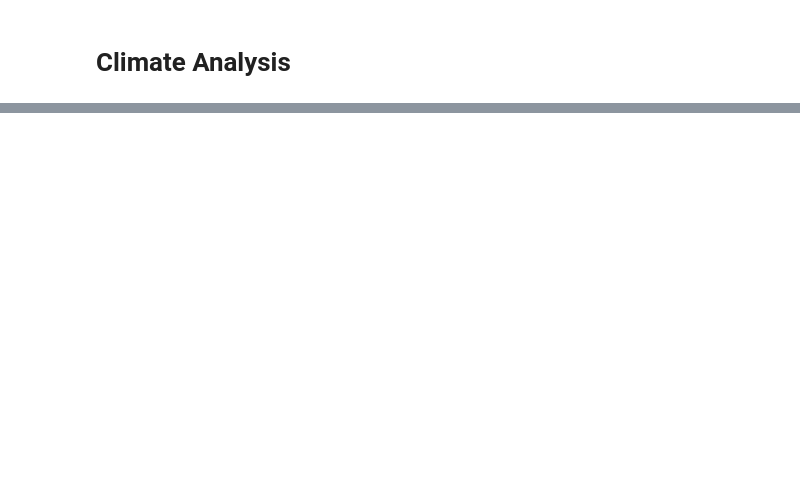
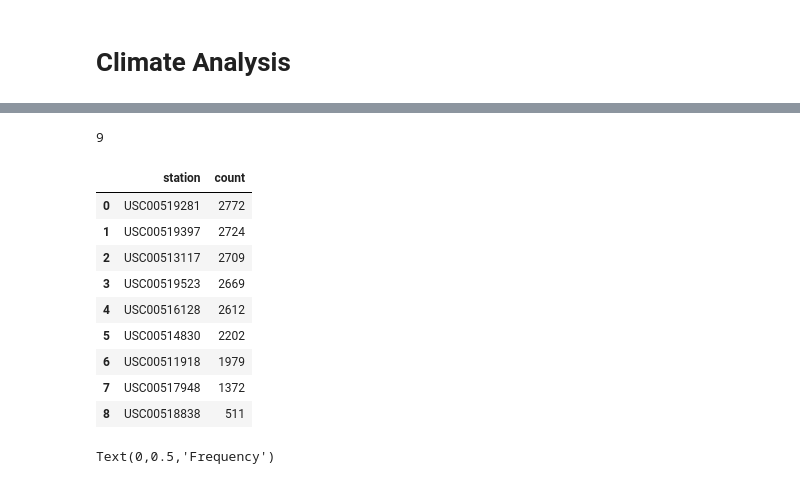
Before and after one commit to Flaw1331/HW9-Sequelize, a Jupyter notebook: climate_analysis.ipynb, the cells around one changed output, grey strips where cells are left out. Cells and saved outputs as stored; diff of their text form; code cells hidden in the pictures; blank space fills up the shorter version.

```diff
--- a/climate_analysis.ipynb
+++ b/climate_analysis.ipynb
@@ -14,0 +12,13 @@ session = Session(bind=engine)
+# %%
+# Creating engine and setting up Sqlite database access
+engine = create_engine('sqlite:///hawaii.sqlite')
+
+Base = automap_base()
+Base.prepare(engine, reflect=True)
+
+Base.classes.keys()
+Measurement = Base.classes.measurements
+Station = Base.classes.stations
+
+session = Session(engine)
+inspector = inspect(engine)
@@ -14,0 +80,27 @@ session = Session(bind=engine)
+# %%
+# Finding station count
+station_count = session.query(Station).count()
+station_count
+# %% [output]
+9
+# %%
+# Query
+most_active_stations = session.query(Measurement.station, func.count(Measurement.date)) \
+                                    .group_by(Measurement.station) \
+                                    .order_by(func.count(Measurement.date).desc()).all()
+# %%
+# Finding most active station
+stations_df = pd.DataFrame(most_active_stations, columns=['station','count'])
+stations_df
+# USC00519281 --- 2772   ---> Most Active Station
+# %% [output]
+|  | station | count |
+| 0 | USC00519281 | 2772 |
+| 1 | USC00519397 | 2724 |
+| 2 | USC00513117 | 2709 |
+| 3 | USC00519523 | 2669 |
+| 4 | USC00516128 | 2612 |
+| 5 | USC00514830 | 2202 |
+| 6 | USC00511918 | 1979 |
+| 7 | USC00517948 | 1372 |
+| 8 | USC00518838 | 511 |
@@ -14,0 +116,8 @@ session = Session(bind=engine)
+# %%
+# Creatting and formatting tobs plot
+plt.hist(tobs, bins=12, color='blue')
+plt.title('Tobs')
+plt.legend(loc='best')
+plt.ylabel('Frequency')
+# %% [output]
+Text(0,0.5,'Frequency')
```
Also changed, not shown: parts of 13 cells of this notebook, 6 other files.
